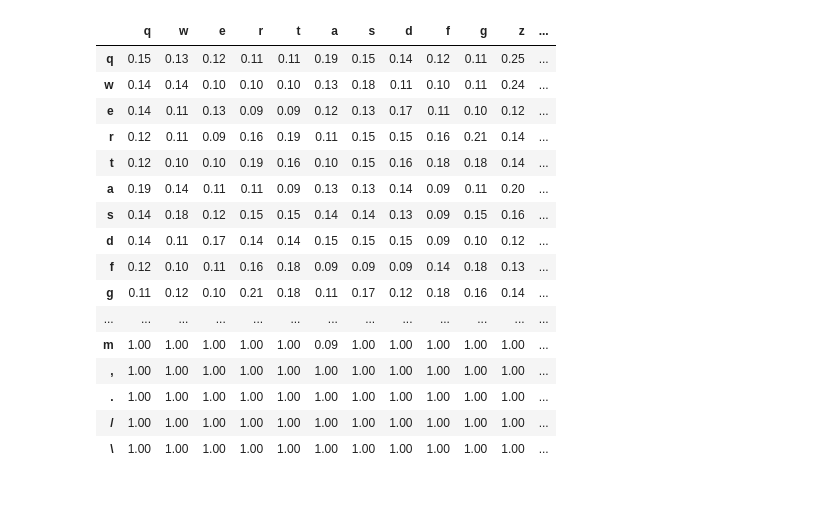
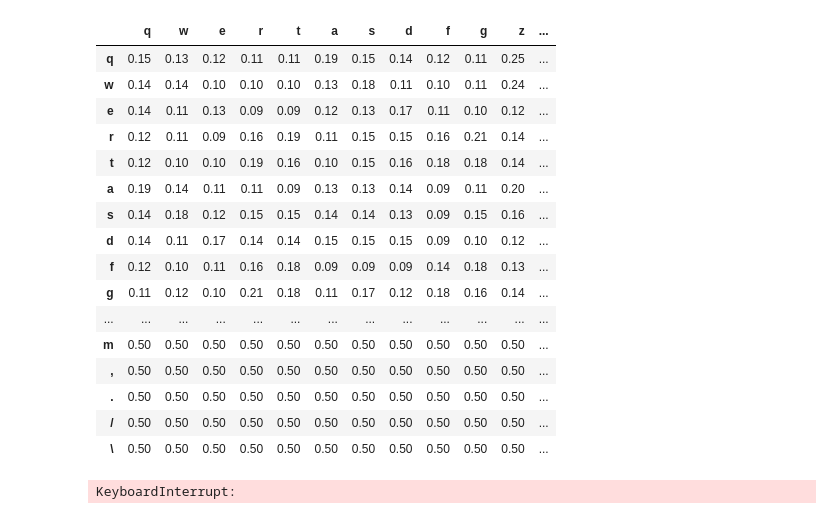
Before and after one commit to raucha/suzaku-layout, a Jupyter notebook: scripts/2stroke_viewer.ipynb, the cells around one changed output. Saved outputs shown, nothing was run; the diff lists cells and outputs as text; code cells hidden in the pictures.

```diff
--- a/scripts/2stroke_viewer.ipynb
+++ b/scripts/2stroke_viewer.ipynb
@@ -8,26 +8,27 @@ pd.options.display.precision = 2
 # %%
 for _ in range(1000):
     # df = pd.read_csv('./2stroke_timetable_copy.csv', index_col=0)
     df = pd.read_csv('./2stroke_timetable.csv', index_col=0)
     clear_output(wait=True)
-    df = df.clip(0, 1)
+    df = df.clip(0, 0.5)
     display(df.style.background_gradient())
     sleep(1)
 # %% [output]
 |  | q | w | e | r | t | a | s | d | f | g | z | ... |
 | q | 0.15 | 0.13 | 0.12 | 0.11 | 0.11 | 0.19 | 0.15 | 0.14 | 0.12 | 0.11 | 0.25 | ... |
 | w | 0.14 | 0.14 | 0.10 | 0.10 | 0.10 | 0.13 | 0.18 | 0.11 | 0.10 | 0.11 | 0.24 | ... |
 | e | 0.14 | 0.11 | 0.13 | 0.09 | 0.09 | 0.12 | 0.13 | 0.17 | 0.11 | 0.10 | 0.12 | ... |
 | r | 0.12 | 0.11 | 0.09 | 0.16 | 0.19 | 0.11 | 0.15 | 0.15 | 0.16 | 0.21 | 0.14 | ... |
 | t | 0.12 | 0.10 | 0.10 | 0.19 | 0.16 | 0.10 | 0.15 | 0.16 | 0.18 | 0.18 | 0.14 | ... |
 | a | 0.19 | 0.14 | 0.11 | 0.11 | 0.09 | 0.13 | 0.13 | 0.14 | 0.09 | 0.11 | 0.20 | ... |
 | s | 0.14 | 0.18 | 0.12 | 0.15 | 0.15 | 0.14 | 0.14 | 0.13 | 0.09 | 0.15 | 0.16 | ... |
 | d | 0.14 | 0.11 | 0.17 | 0.14 | 0.14 | 0.15 | 0.15 | 0.15 | 0.09 | 0.10 | 0.12 | ... |
 | f | 0.12 | 0.10 | 0.11 | 0.16 | 0.18 | 0.09 | 0.09 | 0.09 | 0.14 | 0.18 | 0.13 | ... |
 | g | 0.11 | 0.12 | 0.10 | 0.21 | 0.18 | 0.11 | 0.17 | 0.12 | 0.18 | 0.16 | 0.14 | ... |
 | ... | ... | ... | ... | ... | ... | ... | ... | ... | ... | ... | ... | ... |
-| m | 1.00 | 1.00 | 1.00 | 1.00 | 1.00 | 0.09 | 1.00 | 1.00 | 1.00 | 1.00 | 1.00 | ... |
-| , | 1.00 | 1.00 | 1.00 | 1.00 | 1.00 | 1.00 | 1.00 | 1.00 | 1.00 | 1.00 | 1.00 | ... |
-| . | 1.00 | 1.00 | 1.00 | 1.00 | 1.00 | 1.00 | 1.00 | 1.00 | 1.00 | 1.00 | 1.00 | ... |
-| / | 1.00 | 1.00 | 1.00 | 1.00 | 1.00 | 1.00 | 1.00 | 1.00 | 1.00 | 1.00 | 1.00 | ... |
-| \ | 1.00 | 1.00 | 1.00 | 1.00 | 1.00 | 1.00 | 1.00 | 1.00 | 1.00 | 1.00 | 1.00 | ... |
+| m | 0.50 | 0.50 | 0.50 | 0.50 | 0.50 | 0.50 | 0.50 | 0.50 | 0.50 | 0.50 | 0.50 | ... |
+| , | 0.50 | 0.50 | 0.50 | 0.50 | 0.50 | 0.50 | 0.50 | 0.50 | 0.50 | 0.50 | 0.50 | ... |
+| . | 0.50 | 0.50 | 0.50 | 0.50 | 0.50 | 0.50 | 0.50 | 0.50 | 0.50 | 0.50 | 0.50 | ... |
+| / | 0.50 | 0.50 | 0.50 | 0.50 | 0.50 | 0.50 | 0.50 | 0.50 | 0.50 | 0.50 | 0.50 | ... |
+| \ | 0.50 | 0.50 | 0.50 | 0.50 | 0.50 | 0.50 | 0.50 | 0.50 | 0.50 | 0.50 | 0.50 | ... |
+KeyboardInterrupt:
```
Also changed, not shown: parts of 1 cell of this notebook, 7 other files.
